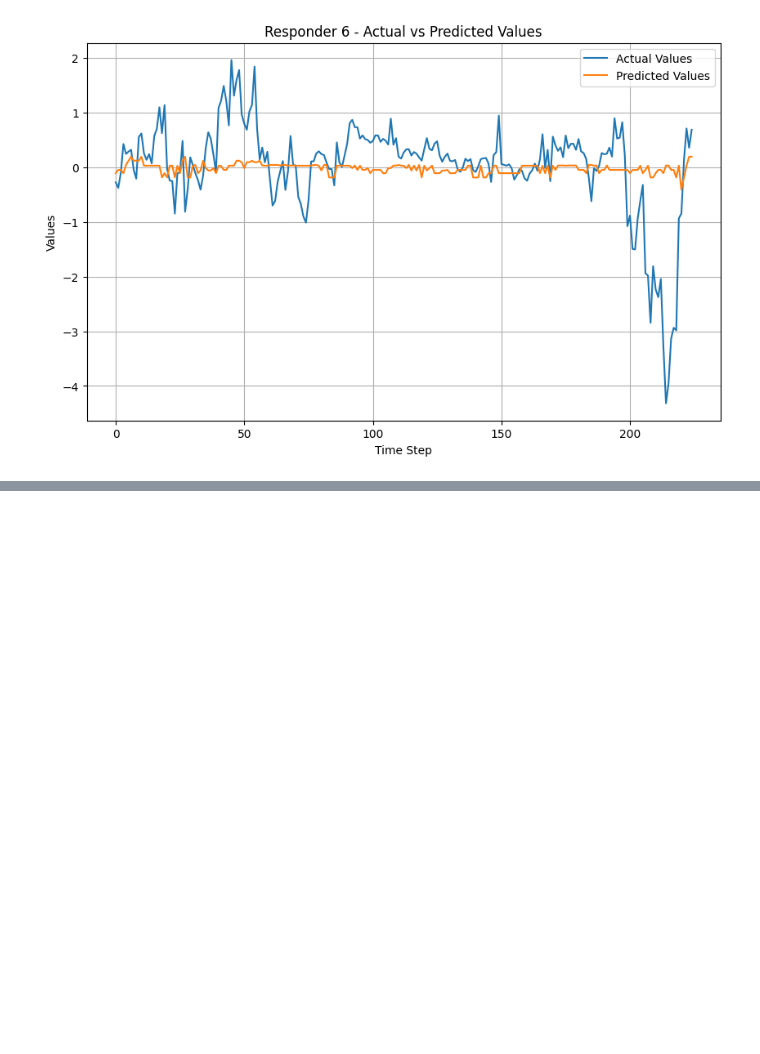
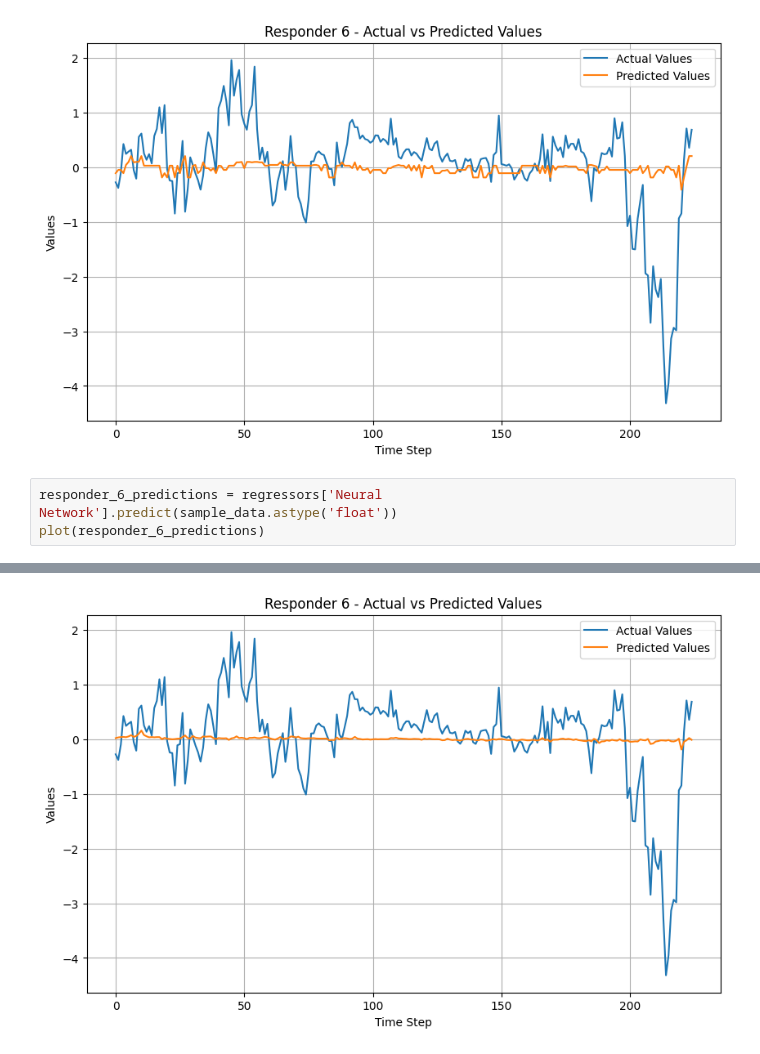
Before and after one commit to nkenny160/ecen-520-final-project, a Jupyter notebook: Jane_Street_Merge.ipynb, the cells around one changed output, grey strips where cells are left out. Drawn from its saved outputs; the diff is of its cells as text; blank space fills up the shorter version.

```diff
--- a/Jane_Street_Merge.ipynb
+++ b/Jane_Street_Merge.ipynb
@@ -1147,3 +1112,7 @@ responder_6_predictions = regressors['Decision Tree'].predict(sample_data)
 plot(responder_6_predictions)
 # %% [output]
 [figure]
+# %%
+responder_6_predictions = regressors['Neural Network'].predict(sample_data.astype('float'))
+plot(responder_6_predictions)
+# %% [output]
@@ -1149,0 +1120 @@ plot(responder_6_predictions)
+[figure, added]
```
Also changed, not shown: parts of 16 cells of this notebook.
